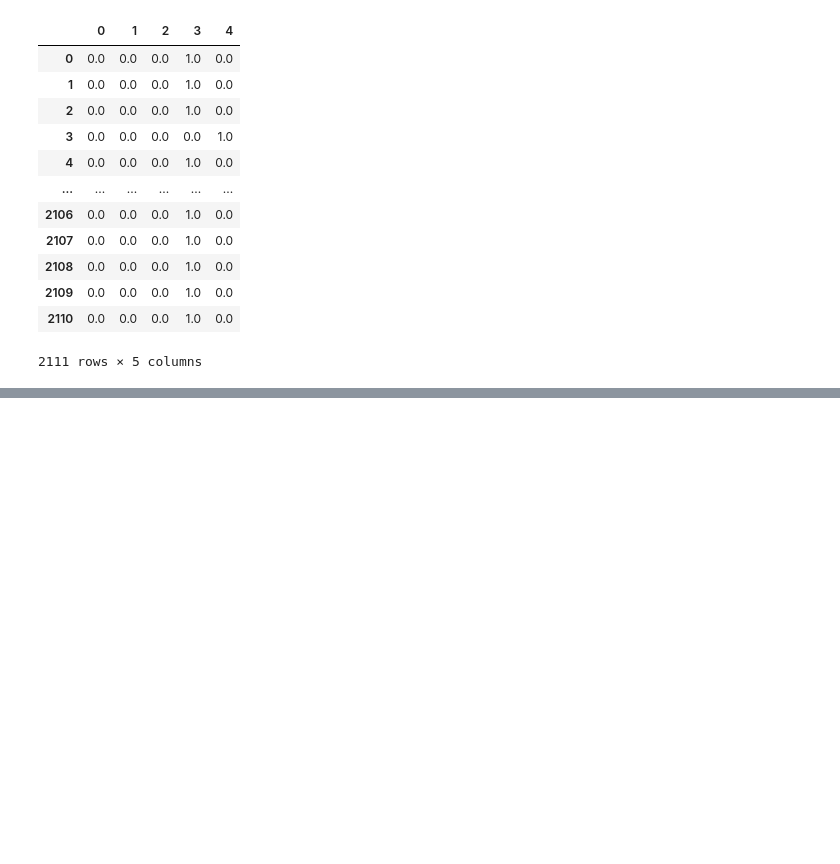
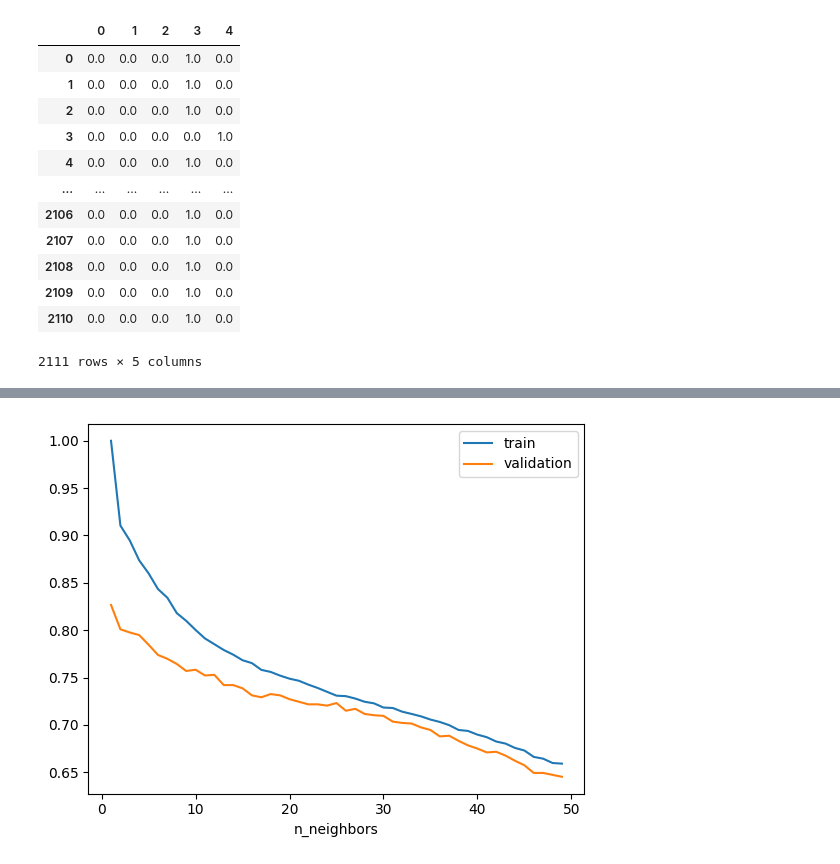
Before and after one commit to lolammrn/Python_project, a Jupyter notebook: Obesity.ipynb, the cells around one changed output, grey strips where cells are left out. Drawn from its saved outputs; the diff is of its cells as text; code cells hidden in the pictures; blank space fills up the shorter version.

```diff
--- a/Obesity.ipynb
+++ b/Obesity.ipynb
@@ -156,0 +460,14 @@ AttributeError: 'DataFrame' object has no attribute 'categories_'
+# %%
+#validation curve
+from sklearn.model_selection import validation_curve
+
+param_range = np.arange(1, 50)
+train_scores, val_scores = validation_curve(KNeighborsClassifier(), X_train, y_train, param_name="n_neighbors", param_range=param_range, cv=5)
+
+plt.plot(param_range, np.mean(train_scores, axis=1), label="train")
+plt.plot(param_range, np.mean(val_scores, axis=1), label="validation")
+plt.xlabel("n_neighbors")
+plt.legend()
+plt.show()
+# %% [output]
+[figure, added]
```
Also changed, not shown: parts of 59 cells of this notebook, 19 other files.
